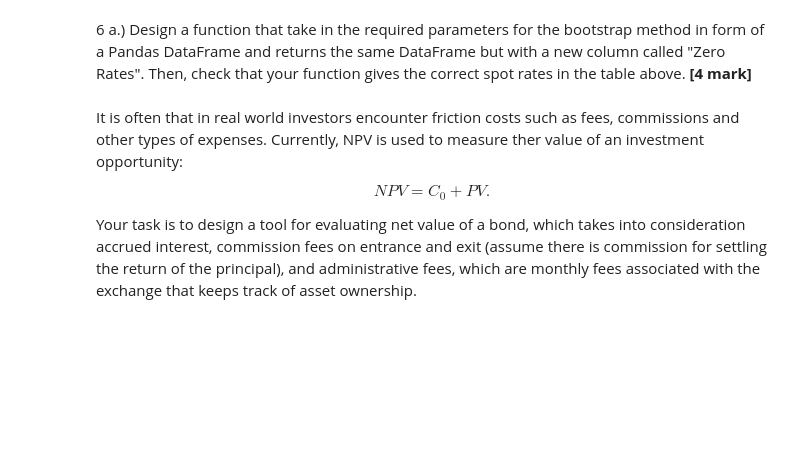
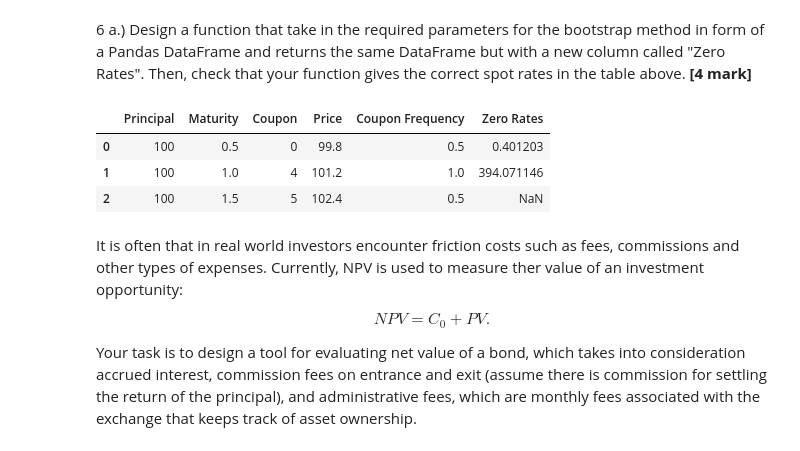
Before and after one commit to hyperleash/comp0164_P1, a Jupyter notebook: group_coursework_2023-2024.ipynb, the cells around one changed output. Saved outputs shown, nothing was run; the diff lists cells and outputs as text; code cells hidden in the pictures; blank space fills up the shorter version.

```diff
--- a/group_coursework_2023-2024.ipynb
+++ b/group_coursework_2023-2024.ipynb
@@ -449,18 +252,3 @@ Step3: On the Mature Date: Use $95 to buy the stock and pay this stock to the pr
 Suppose that you hold a long position on a European call option that has an underlying asset price of $57.03, strike price of $55, risk-free rate of 0.22%, 32% volatility, and time-to-expiration of 0.25. The underlying asset does not have any investment yield.
 # %% [markdown]
 3 d.) Value this call option. **\[1 mark\]**
-# %%
-# Solution
-def bs_call(s_0, k, T, r, sigma):
-    d1 = (np.log(s_0/k) + (r+0.5*sigma**2)*T)/(sigma*np.sqrt(T))
-    d2 = d1 - sigma*np.sqrt(T)
-    return np.round(s_0*stats.norm.cdf(d1) - k*np.exp(-r*T)*stats.norm.cdf(d2), decimals=5)
-
-stock_price = 57.03
-strike_price  = 55
-maturity = 0.25
-r = 0.0022
-sigma = 0.32
-
-a = bs_call(stock_price, strike_price, maturity, r, sigma)
-print("The value of this call option is ", a)
@@ -649,3 +587,51 @@ bootstrap_method(df=spot_rate_df)
+# %%
+
+# Define the DataFrame according to the given values
+spot_rate_df = pd.DataFrame([[100, 0.5, 0, 99.8, 0.5], [100, 1, 4, 101.2, 1], [100, 1.5, 5, 102.4, 0.5]],
+                            columns=["Principal", "Maturity", "Coupon", "Price", "Coupon Frequency"])
+
+def bootstrap_method(df: pd.DataFrame) -> pd.DataFrame:
+    zero_rates = []
+
+    for i, row in df.iterrows():
+        principal, maturity, coupon, price, freq = row
+        freq = 2 if freq == 0.5 else 1  # Convert frequency to either 1 (annual) or 2 (semi-annual)
+
+        # Calculate total periods and coupon payment per period
+        total_periods = int(maturity * freq)
+        coupon_payment = (coupon / freq) * principal
+
+        # Generate cash flows for the bond
+        cash_flows = np.full(total_periods, coupon_payment)
+        cash_flows[-1] += principal  # Add principal to the last payment
+
+        # Initialize a variable to store the present value of cash flows
+        pv = 0
+
+        # Discount earlier cash flows using already calculated zero rates
+        for j in range(1, total_periods):
+            for k, earlier_maturity_val in enumerate(df['Maturity'].iloc[:i]):
+                if j / freq <= earlier_maturity_val:
+                    earlier_rate = zero_rates[k] / 100
+                    pv += cash_flows[j-1] / ((1 + earlier_rate / freq) ** j)
+
+        # Calculate the zero rate for the bond
+        remaining_cash_flow = cash_flows[-1]
+        remaining_time = total_periods / freq
+        zero_rate = (npf.irr(-np.append([-price + pv], [remaining_cash_flow])) + 1) ** freq - 1
+        zero_rates.append(zero_rate * 100)  # Convert to percentage
+
+    df['Zero Rates'] = zero_rates
+    return df
+
+
+# Test the function with the given table values
+bootstrap_method(df=spot_rate_df)
+# %% [output]
+|  | Principal | Maturity | Coupon | Price | Coupon Frequency | Zero Rates |
+| 0 | 100 | 0.5 | 0 | 99.8 | 0.5 | 0.401203 |
+| 1 | 100 | 1.0 | 4 | 101.2 | 1.0 | 394.071146 |
+| 2 | 100 | 1.5 | 5 | 102.4 | 0.5 | NaN |
 # %% [markdown]
 It is often that in real world investors encounter friction costs such as fees, commissions and other types of expenses. Currently, NPV is used to measure ther value of an investment opportunity:
 
```
Also changed, not shown: parts of 69 cells of this notebook.
